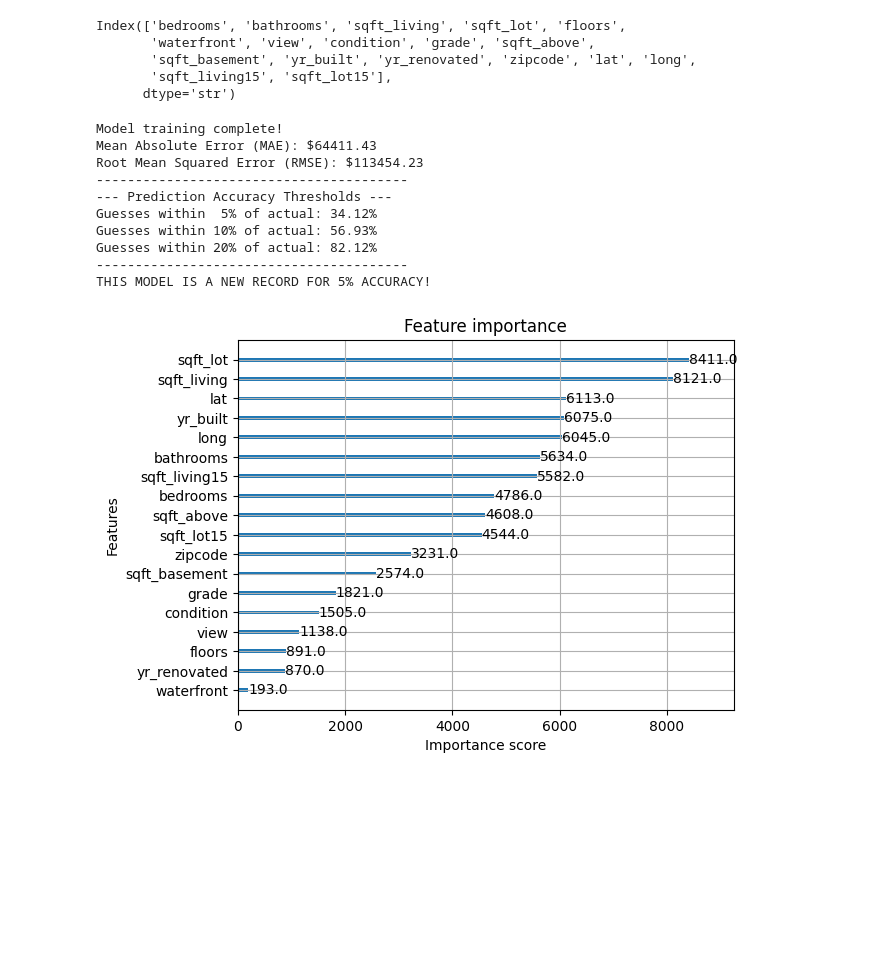
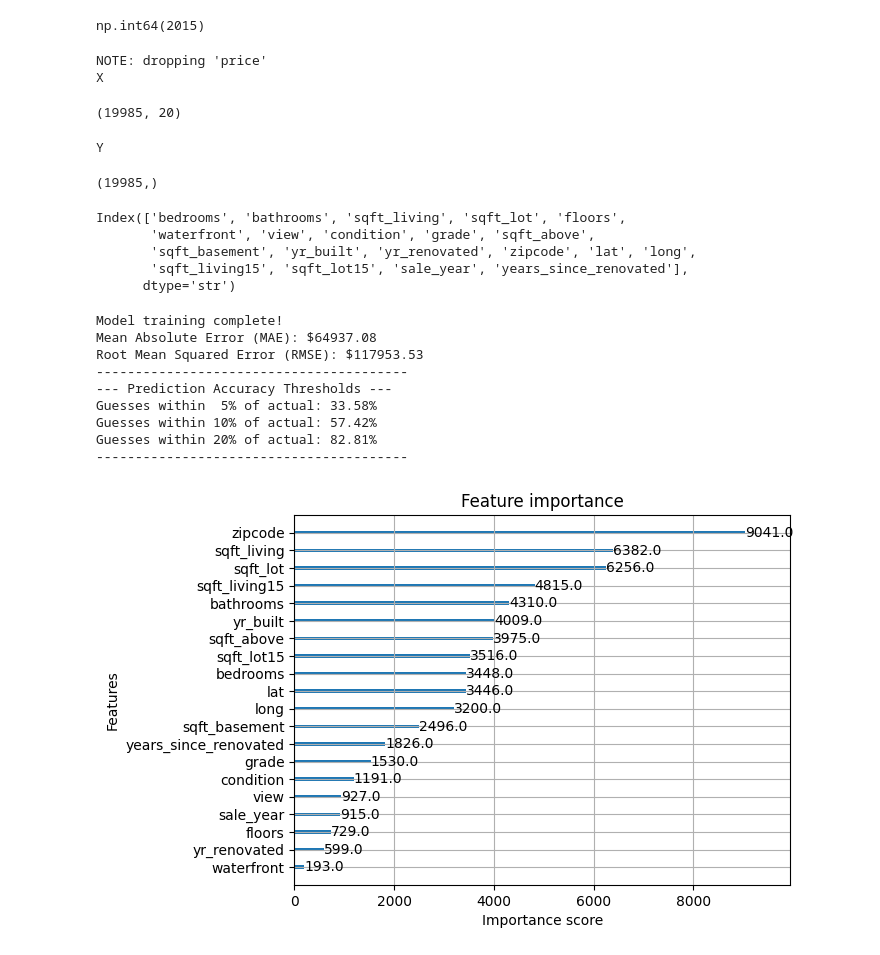
Before and after one commit to joseph-e-kent/ctrl_alt_elite, a Jupyter notebook: module_3/nathan/module03.ipynb, the cells around one changed output. Drawn from its saved outputs; the diff is of its cells as text; code cells hidden in the pictures; blank space fills up the shorter version.

```diff
--- a/module_3/nathan/module03.ipynb
+++ b/module_3/nathan/module03.ipynb
@@ -202,20 +334,33 @@ def condition_data(raw_data):
+# %%
+display(X.sale_year.max())
+# %% [output]
+np.int64(2015)
 # %%
 import sklearn as skl
 
-X, features = condition_data(raw_data)
+X, Y, features, data_filtered = condition_data(raw_data)
 
+print("X")
+display(X.shape)
+print("Y")
+display(Y.shape)
 
 X_train, X_test, Y_train, Y_test = skl.model_selection.train_test_split(X, Y, test_size=0.2, random_state=8264)
 
 # Y_train = np.log1p(Y_train)
 
-X.columns
+display(X.columns)
 # %% [output]
-Index(['bedrooms', 'bathrooms', 'sqft_living', 'sqft_lot', 'floors',
-       'waterfront', 'view', 'condition', 'grade', 'sqft_above',
-       'sqft_basement', 'yr_built', 'yr_renovated', 'zipcode', 'lat', 'long',
-       'sqft_living15', 'sqft_lot15'],
-      dtype='str')
+NOTE: dropping 'price'
+X
+(19985, 20)
+Y
+(19985,)
+Index(['bedrooms', 'bathrooms', 'sqft_living', 'sqft_lot', 'floors',
+       'waterfront', 'view', 'condition', 'grade', 'sqft_above',
+       'sqft_basement', 'yr_built', 'yr_renovated', 'zipcode', 'lat', 'long',
+       'sqft_living15', 'sqft_lot15', 'sale_year', 'years_since_renovated'],
+      dtype='str')
 # %%
 # ## TRAIN GROUP OF MODELS
 
@@ -286,23 +431,27 @@ from sklearn.metrics import mean_absolute_error, root_mean_squared_error
 
 # Initialize the XGBoost Regressor
 clf = xgb.XGBRegressor(
-    n_estimators=212,       # Number of gradient boosted trees
+    n_estimators=200,       # Number of gradient boosted trees
     learning_rate=0.1,      # Step size shrinkage used to prevent overfitting
-    max_depth=11,            # Maximum depth of a tree
+    max_depth=10,            # Maximum depth of a tree
     n_jobs=6,
     random_state=8264,
-    objective='reg:absoluteerror',
+
+    objective='reg:quantileerror',
+    quantile_alpha=0.5,
+    # objective='reg:absoluteerror',
     # objective='reg:quantileerror', quantile_alpha=0.5
-    # enable_categorical=True, tree_method="hist"
+    enable_categorical=True,
+    tree_method="hist"
 )
-
+Y_train_log = np.log(Y_train)
 # Train the model
-clf.fit(X_train, Y_train)
+clf.fit(X_train, Y_train_log)
 print("Model training complete!")
 
 # Make predictions
 # Y_pred = np.expm1(clf.predict(X_test))
-Y_pred = (clf.predict(X_test))
+Y_pred = np.exp(clf.predict(X_test))
 
 # Calculate metrics
 # Calculate traditional metrics
@@ -311,49 +460,37 @@ rmse = root_mean_squared_error(Y_test, Y_pred)
 
 # 1. Calculate the absolute percentage error for each prediction
 # (We add a tiny value like 1e-8 to avoid division by zero if an actual value is exactly 0)
 absolute_percentage_errors = np.abs((Y_test - Y_pred) / (Y_test + 1e-8))
 
 # 2. Calculate what percentage of guesses fall within 5%, 10%, and 20% thresholds
 within_5pct = np.mean(absolute_percentage_errors <= 0.05) * 100
 within_10pct = np.mean(absolute_percentage_errors <= 0.10) * 100
 within_20pct = np.mean(absolute_percentage_errors <= 0.20) * 100
 
 # Print the traditional metrics
 print(f"Mean Absolute Error (MAE): ${mae:.2f}")
 print(f"Root Mean Squared Error (RMSE): ${rmse:.2f}")
 
 print("-" * 40)
 # Print your new intuitive accuracy metrics
 print("--- Prediction Accuracy Thresholds ---")
 print(f"Guesses within  5% of actual: {within_5pct:.2f}%")
 print(f"Guesses within 10% of actual: {within_10pct:.2f}%")
 print(f"Guesses within 20% of actual: {within_20pct:.2f}%")
 print("-" * 40)
 
-# Optional: Set a new record baseline based on the 10% threshold
-# (e.g., if you previously got 75% of guesses within 10%, your record is 75.0)
-pct_5_record = 33
-
-if within_5pct > pct_5_record:
-    print("THIS MODEL IS A NEW RECORD FOR 5% ACCURACY!")
-else:
-    print("This model did not beat the percentage record.")
-
-import matplotlib.pyplot as plt
-
 # Plot feature importance
 xgb.plot_importance(clf)
 plt.show()
 # %% [output]
 Model training complete!
-Mean Absolute Error (MAE): $64411.43
-Root Mean Squared Error (RMSE): $113454.23
+Mean Absolute Error (MAE): $64937.08
+Root Mean Squared Error (RMSE): $117953.53
 ----------------------------------------
 --- Prediction Accuracy Thresholds ---
-Guesses within  5% of actual: 34.12%
-Guesses within 10% of actual: 56.93%
-Guesses within 20% of actual: 82.12%
+Guesses within  5% of actual: 33.58%
+Guesses within 10% of actual: 57.42%
+Guesses within 20% of actual: 82.81%
 ----------------------------------------
-THIS MODEL IS A NEW RECORD FOR 5% ACCURACY!
-[figure, old version]
+[figure, new version]
 # %%
```
Also changed, not shown: parts of 10 cells of this notebook, 1 other file.
